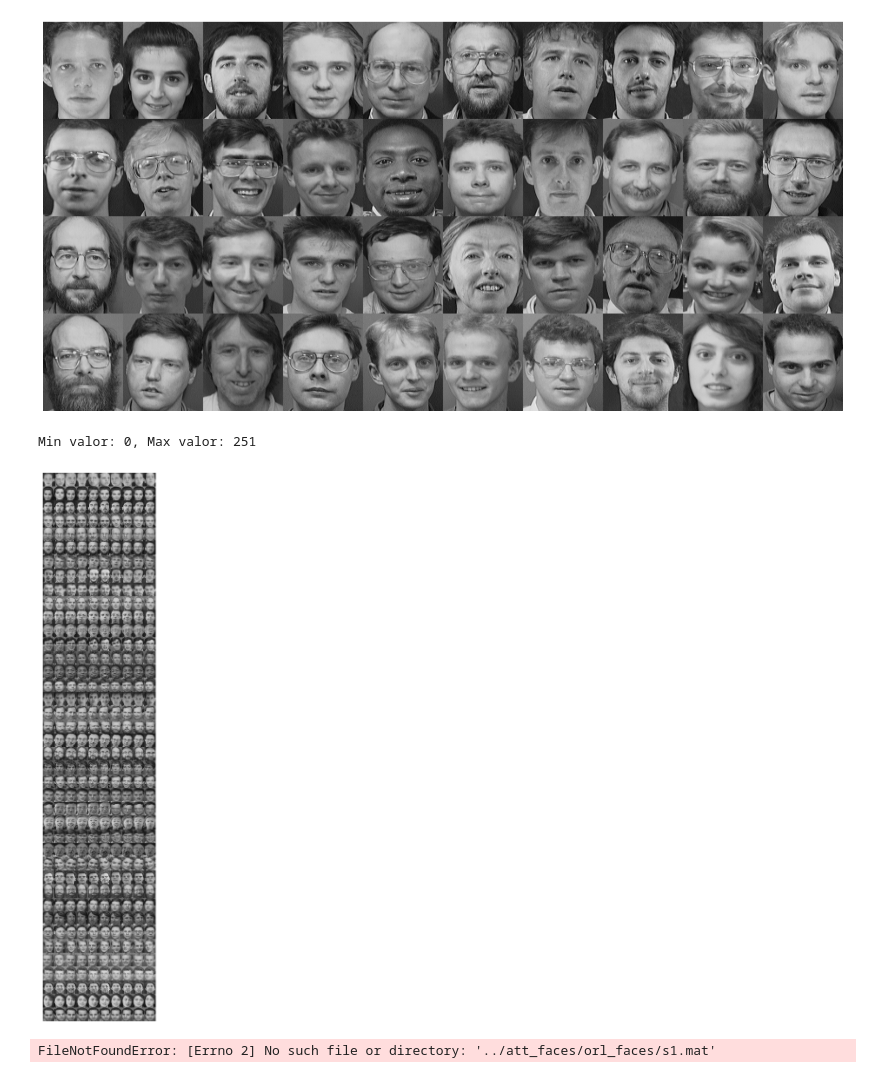
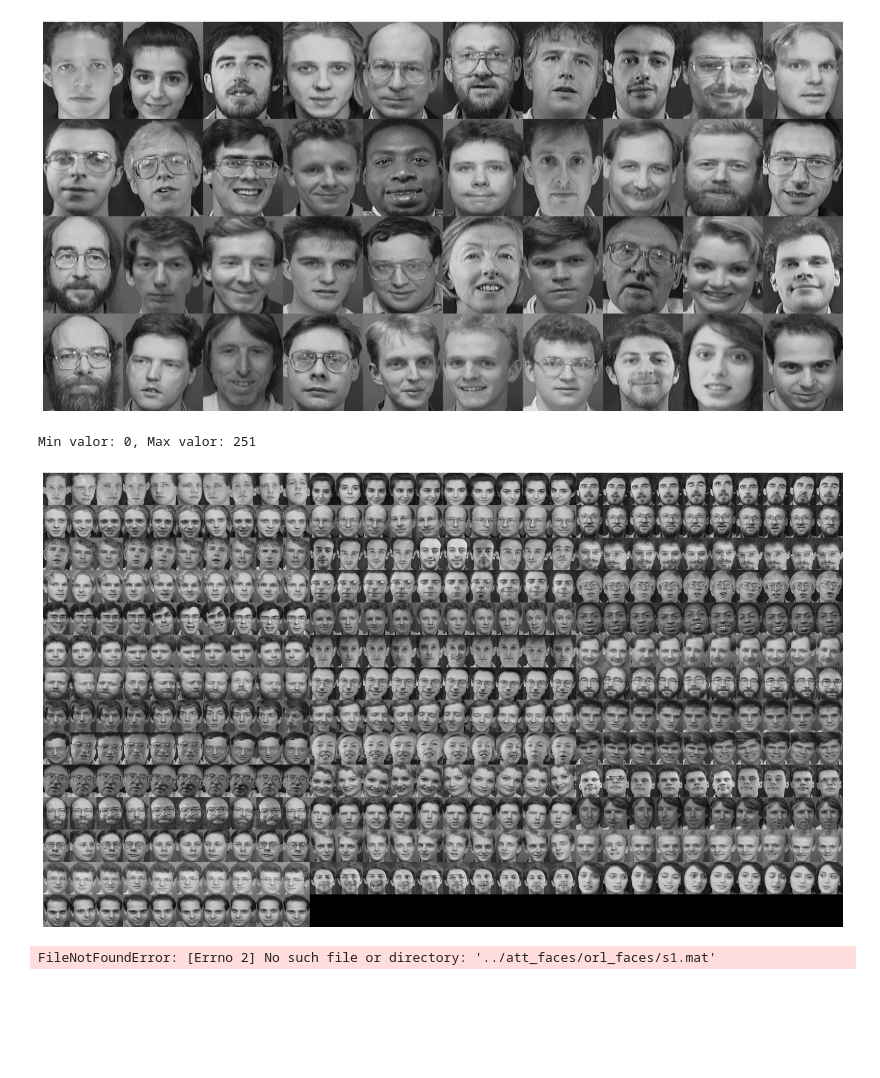
Before and after one commit to matheusmeteoro/saturn, a Jupyter notebook: eigenfaces/eigenfaces.ipynb, the cells around one changed output. Drawn from its saved outputs; the diff is of its cells as text; code cells hidden in the pictures; blank space fills up the shorter version.

```diff
--- a/eigenfaces/eigenfaces.ipynb
+++ b/eigenfaces/eigenfaces.ipynb
@@ -80,7 +81,7 @@ person_folders = sorted([f for f in os.listdir(base_dir) if os.path.isdir(os.pat
 
 # Definir o tamanho da imagem e a grade
 image_size = (112, 92)  # As dimensões padrão das imagens do AT&T Faces Dataset
-images_per_row = 10  # Número de imagens por linha
+images_per_row = 30  # Número de imagens por linha
 
 # Inicializar a lista para armazenar as imagens
 image_list = []
@@ -104,34 +105,34 @@ for person_folder in person_folders:
 
         image_list.append(img_array)
 
 # Calcular o número total de imagens
 num_images = len(image_list)
 num_rows = (num_images + images_per_row - 1) // images_per_row  # Calcula o número de linhas necessárias
 
 # Inicializar a matriz para armazenar todas as imagens
 allImages = np.zeros((num_rows * image_size[0], images_per_row * image_size[1]), dtype=np.uint8)
 
 for idx, img_array in enumerate(image_list):
     row = idx // images_per_row
     col = idx % images_per_row
     start_row = row * image_size[0]
     end_row = (row + 1) * image_size[0]
     start_col = col * image_size[1]
     end_col = (col + 1) * image_size[1]
 
     # Colocar a imagem na matriz final
     allImages[start_row:end_row, start_col:end_col] = img_array
 
 # Verificar o intervalo de valores da matriz
 print(f"Min valor: {np.min(allImages)}, Max valor: {np.max(allImages)}")
 
 # Plotar a imagem
 plt.imshow(allImages, cmap='gray', vmin=0, vmax=255)
 plt.axis('off')
 plt.show()
 # %% [output]
 Min valor: 0, Max valor: 251
-[figure, old version]
+[figure, new version]
 # %%
 #CONSTRUIR EIGENFACES BASE FOR ALL IMAGES
 
```
Also changed, not shown: parts of 1 cell of this notebook.
